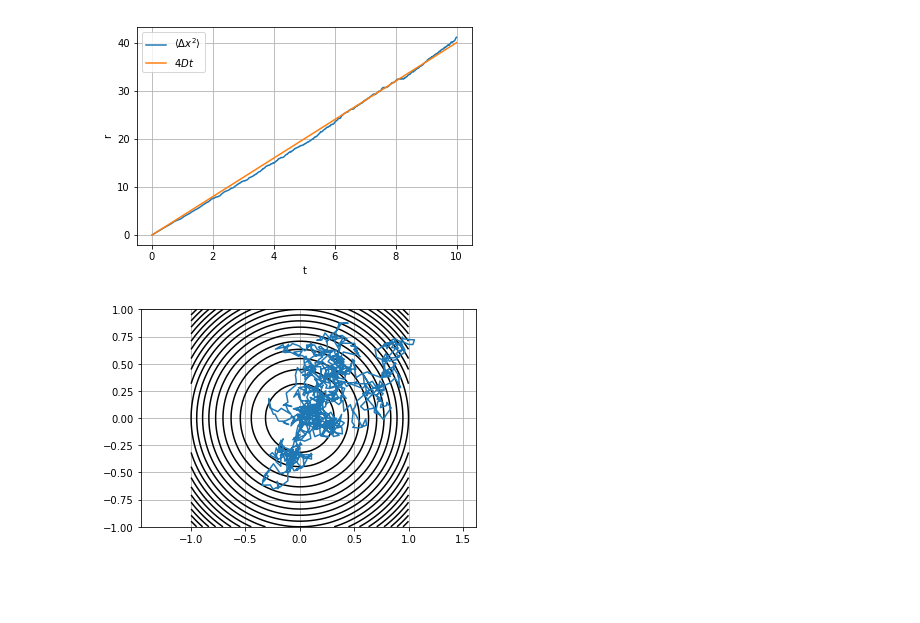
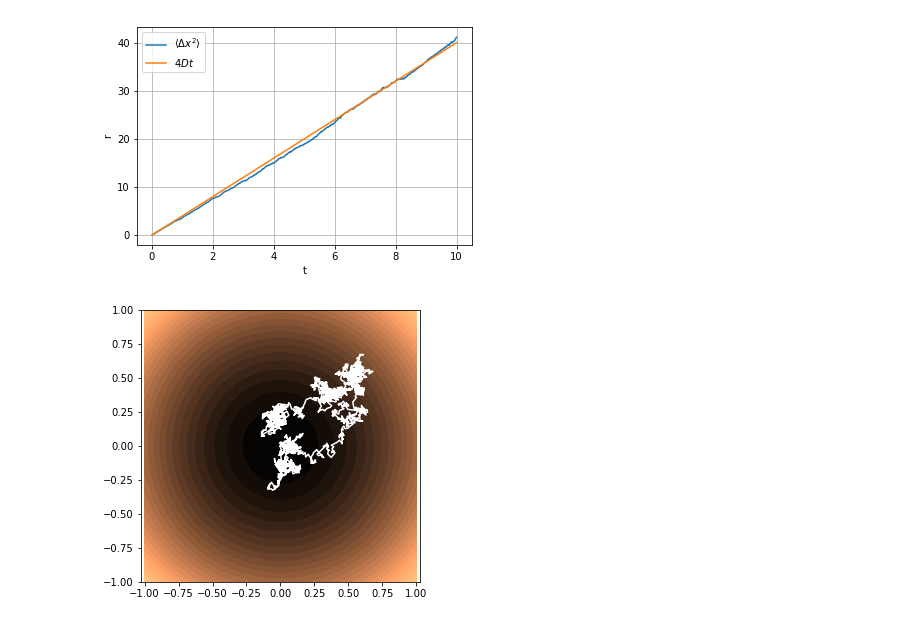
Before and after one commit to cbherbert/stochrare, a Jupyter notebook: demo/Diffusion2D.ipynb, the cells around one changed output. Drawn from its saved outputs; the diff is of its cells as text; code cells hidden in the pictures; blank space fills up the shorter version.

```diff
--- a/demo/Diffusion2D.ipynb
+++ b/demo/Diffusion2D.ipynb
@@ -9,7 +9,7 @@ ax = plt.axes()
 ax.set_xlabel('x')
 ax.set_ylabel('y')
 ax.grid()
-for n in range(4):
+for _ in range(4):
     t, x = Wiener(2).trajectory(np.array([0.,0.]),0.,dt=0.01)
     ax.plot(x[:,0],x[:,1])
 plt.show()
@@ -31,14 +31,15 @@ plt.show()
 # %%
 model = OrnsteinUhlenbeck(0,1, 0.1, 2)
 xvec = np.linspace(-1., 1.)
 yvec = np.linspace(-1., 1.)
 potential = np.array([model.potential(np.array([x, y])) for x in xvec for y in yvec]).reshape(50, 50)
+fig = plt.figure(figsize=(5, 5))
 ax = plt.axes()
-ax.grid()
+ax.grid(False)
 ax.axis('equal')
-ax.contour(xvec, yvec, potential, 20, colors='black')
-t, x = model.trajectory(np.array([0., 0.]), 0., dt=0.01)
-ax.plot(x[:,0], x[:,1])
+ax.contourf(xvec, yvec, potential, 30, cmap='copper')
+t, x = model.trajectory(np.array([0., 0.]), 0., T=2, dt=0.001)
+ax.plot(x[:,0], x[:,1], color='white')
 plt.show()
 # %% [output]
-[figure, old version]
+[figure, new version]
```
